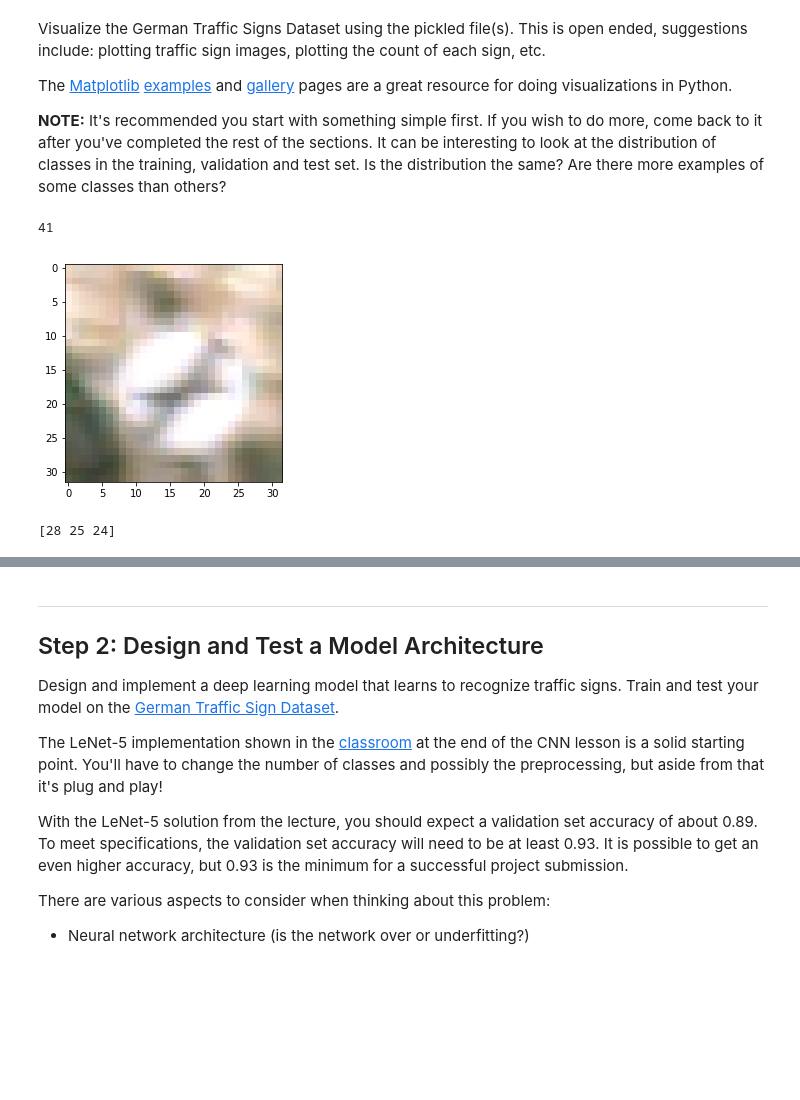
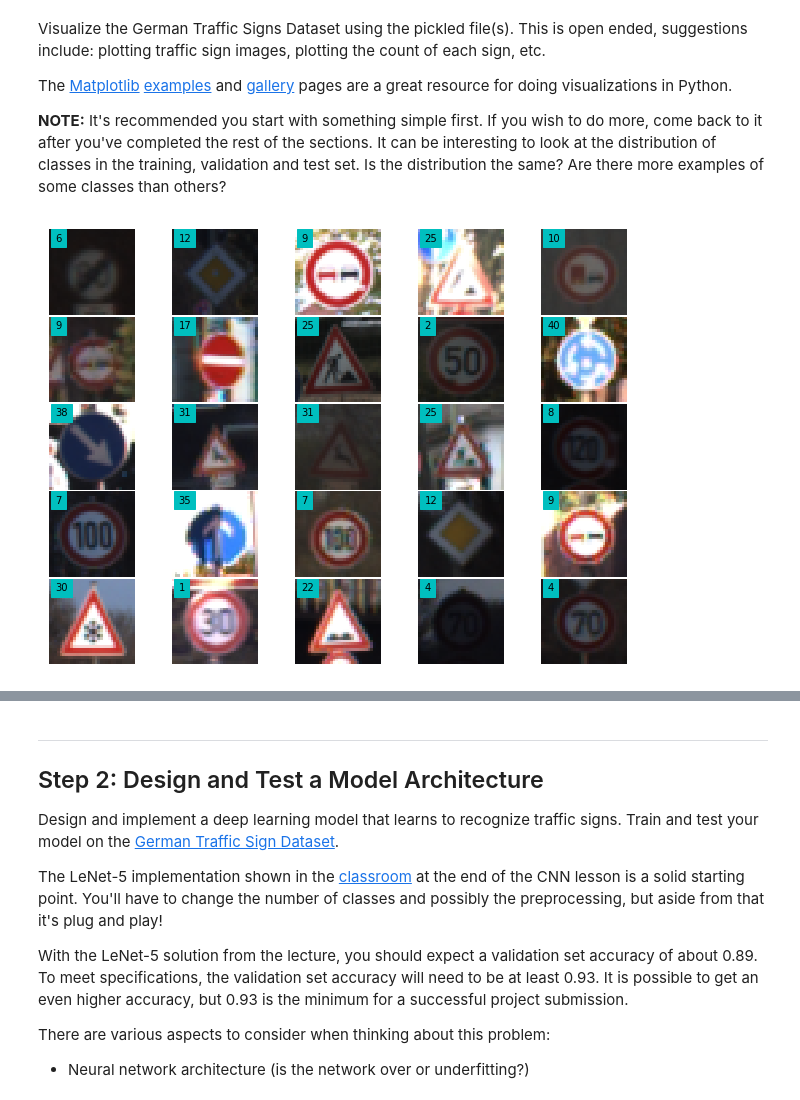
Before and after one commit to MUZUIXIAOHAI/Udacity-P2, a Jupyter notebook: Traffic_Sign_Classifier.ipynb, the cells around one changed output, grey strips where cells are left out. Drawn from its saved outputs; the diff is of its cells as text; code cells hidden in the pictures; blank space fills up the shorter version.

```diff
--- a/Traffic_Sign_Classifier.ipynb
+++ b/Traffic_Sign_Classifier.ipynb
@@ -88,7 +91,7 @@ with open(validation_file, mode='rb') as f:
 with open(testing_file, mode='rb') as f:
     test = pickle.load(f)
 
-X_train, y_train = train['features'], train['labels']
-X_valid, y_valid = valid['features'], valid['labels']
-X_test, y_test = test['features'], test['labels']
+X_train_origen, y_train_origen = train['features'], train['labels']
+X_valid_origen, y_valid_origen = valid['features'], valid['labels']
+X_test_origen, y_test_origen = test['features'], test['labels']
 # %%
@@ -150,21 +153,3 @@ Visualize the German Traffic Signs Dataset using the pickled file(s). This is op
 The [Matplotlib](http://matplotlib.org/) [examples](http://matplotlib.org/examples/index.html) and [gallery](http://matplotlib.org/gallery.html) pages are a great resource for doing visualizations in Python.
 
 **NOTE:** It's recommended you start with something simple first. If you wish to do more, come back to it after you've completed the rest of the sections. It can be interesting to look at the distribution of classes in the training, validation and test set. Is the distribution the same? Are there more examples of some classes than others?
-# %%
-### Data exploration visualization code goes here.
-### Feel free to use as many code cells as needed.
-import matplotlib.pyplot as plt
-# Visualizations will be shown in the notebook.
-%matplotlib inline
-
-image_num = 33
-image = X_train[image_num]
-
-plt.imshow(image)
-
-print(y_train[image_num])
-
-# print(X_train[image_num])
-# %% [output]
-41
-[figure, removed]
@@ -206,5 +156,27 @@ def augment_brightness_camera_images(image):
-# %%
-# print(X_train_canny[0][0][4])
-print(X_train[0][0][0])
-# %% [output]
-[28 25 24]
+# %%
+### Data exploration visualization code goes here.
+### Feel free to use as many code cells as needed.
+
+
+# Visualizations will be shown in the notebook.
+def plot_ramdom(n_row,n_col,X,y):
+    plt.figure(figsize=(11,8))
+    gs1 = gridspec.GridSpec(n_row,n_col)
+    gs1.update(wspace=0.01, hspace=0.02)
+
+    for i in range(n_row*n_col):
+        ax1 = plt.subplot(gs1[i])
+        plt.axis('on')
+        ax1.set_xticklabels([])
+        ax1.set_yticklabels([])
+        ax1.set_aspect('equal')
+
+        ind_plot = np.random.randint(1,len(y))
+        plt.imshow(X[ind_plot])
+        plt.text(2,4,str(int(y[ind_plot])), color = 'k', backgroundcolor='c')
+        plt.axis('off')
+    plt.show()
+
+plot_ramdom(5,5,X_train_origen,y_train_origen)
+# %% [output]
+[figure, added]
```
Also changed, not shown: parts of 30 cells of this notebook.
